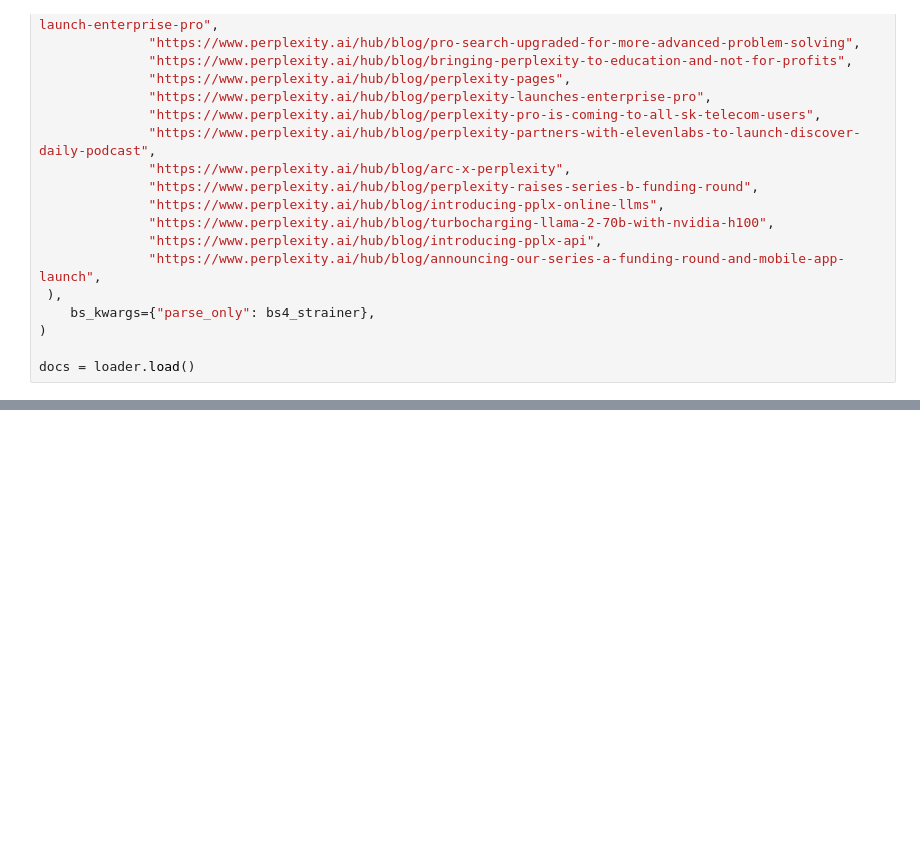
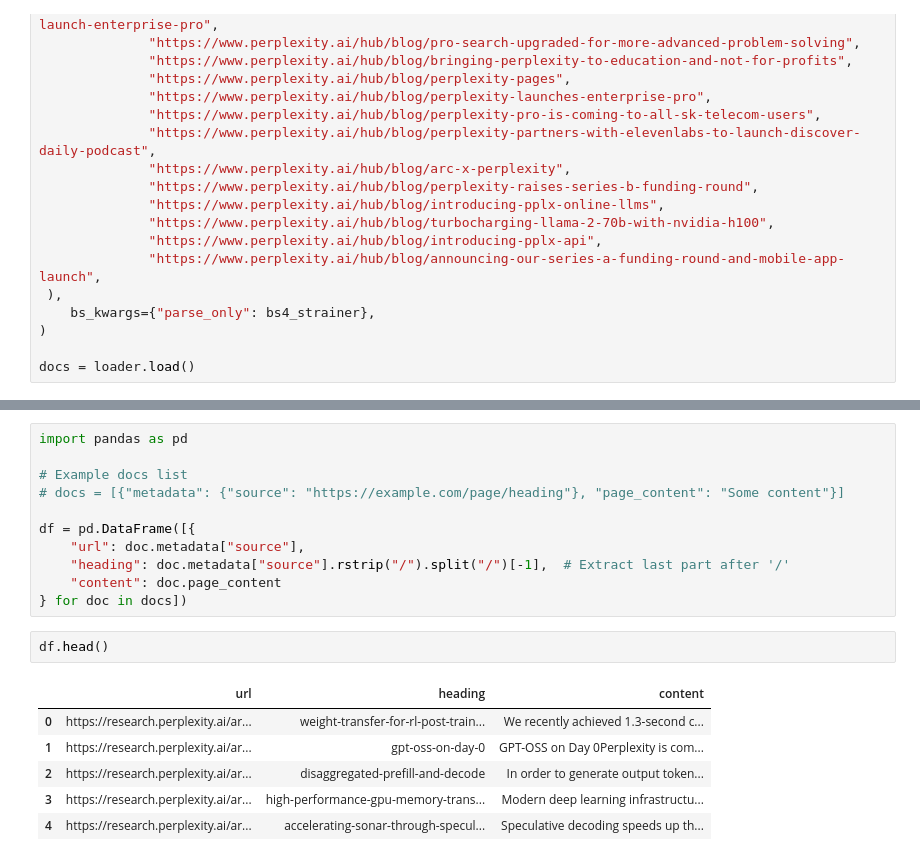
Before and after one commit to Akorikk/Small_Language_Model, a Jupyter notebook: slm.ipynb, the cells around one changed output, grey strips where cells are left out. Drawn from its saved outputs; the diff is of its cells as text; blank space fills up the shorter version.

```diff
--- a/slm.ipynb
+++ b/slm.ipynb
@@ -170,0 +145,20 @@ docs
+# %%
+import pandas as pd
+
+# Example docs list
+# docs = [{"metadata": {"source": "https://example.com/page/heading"}, "page_content": "Some content"}]
+
+df = pd.DataFrame([{
+    "url": doc.metadata["source"],
+    "heading": doc.metadata["source"].rstrip("/").split("/")[-1],  # Extract last part after '/'
+    "content": doc.page_content
+} for doc in docs])
+# %%
+df.head()
+# %% [output]
+|  | url | heading | content |
+| 0 | https://research.perplexity.ai/ar... | weight-transfer-for-rl-post-train... | We recently achieved 1.3-second c... |
+| 1 | https://research.perplexity.ai/ar... | gpt-oss-on-day-0 | GPT-OSS on Day 0Perplexity is com... |
+| 2 | https://research.perplexity.ai/ar... | disaggregated-prefill-and-decode | In order to generate output token... |
+| 3 | https://research.perplexity.ai/ar... | high-performance-gpu-memory-trans... | Modern deep learning infrastructu... |
+| 4 | https://research.perplexity.ai/ar... | accelerating-sonar-through-specul... | Speculative decoding speeds up th... |
```
Also changed, not shown: parts of 7 cells of this notebook, 1 other file.
